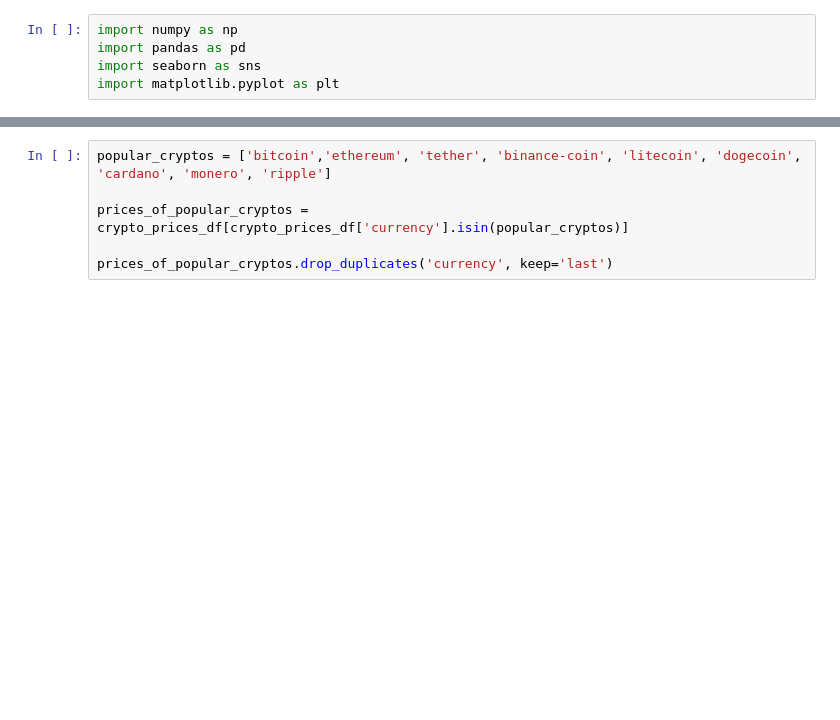
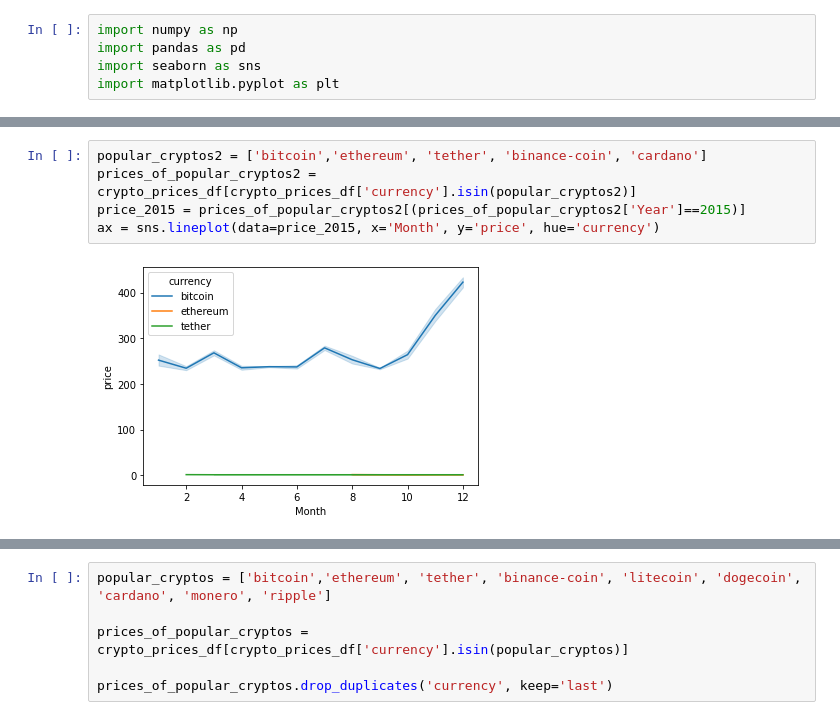
Before and after one commit to uic-cs418/cs418-spring22-sixth-sense, a Jupyter notebook: CS418_Sixth_Sense.ipynb, the cells around one changed output, grey strips where cells are left out. Cells and saved outputs as stored; diff of their text form; blank space fills up the shorter version.

```diff
--- a/CS418_Sixth_Sense.ipynb
+++ b/CS418_Sixth_Sense.ipynb
@@ -41,0 +43,7 @@ crypto_prices_df[(crypto_prices_df['currency'] == 'bitcoin')].head(20)
+# %%
+popular_cryptos2 = ['bitcoin','ethereum', 'tether', 'binance-coin', 'cardano']
+prices_of_popular_cryptos2 = crypto_prices_df[crypto_prices_df['currency'].isin(popular_cryptos2)]
+price_2015 = prices_of_popular_cryptos2[(prices_of_popular_cryptos2['Year']==2015)]
+ax = sns.lineplot(data=price_2015, x='Month', y='price', hue='currency')
+# %% [output]
+[figure, added]
```
Also changed, not shown: parts of 3 cells of this notebook.
